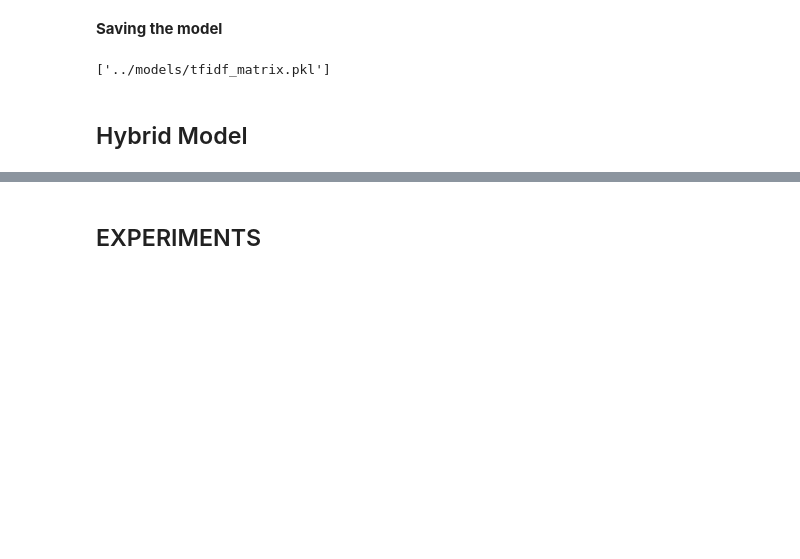
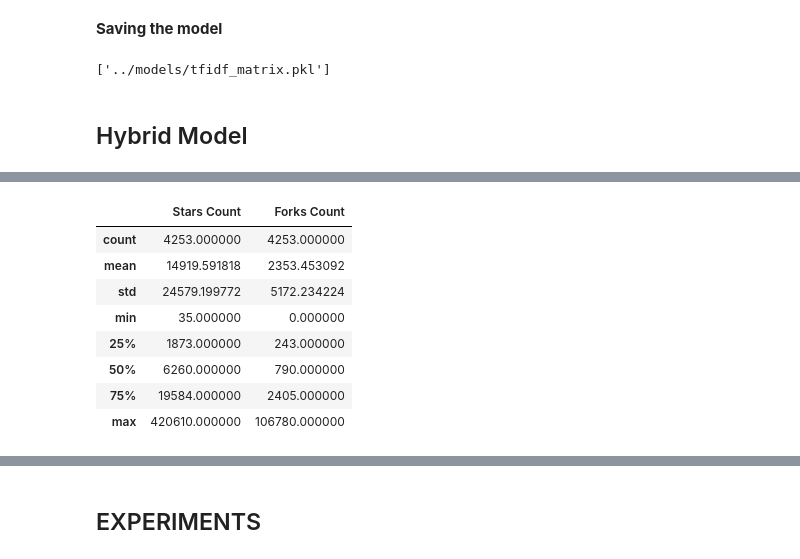
Before and after one commit to Vedid11/OpenSourceCompass, a Jupyter notebook: notebooks/model_training.ipynb, the cells around one changed output, grey strips where cells are left out. Cells and saved outputs as stored; diff of their text form; code cells hidden in the pictures; blank space fills up the shorter version.

```diff
--- a/notebooks/model_training.ipynb
+++ b/notebooks/model_training.ipynb
@@ -253,0 +265,12 @@ joblib.dump(X, "../models/tfidf_matrix.pkl")
+# %%
+df[['Stars Count', 'Forks Count', 'Updated At']].describe()
+# %% [output]
+|  | Stars Count | Forks Count |
+| count | 4253.000000 | 4253.000000 |
+| mean | 14919.591818 | 2353.453092 |
+| std | 24579.199772 | 5172.234224 |
+| min | 35.000000 | 0.000000 |
+| 25% | 1873.000000 | 243.000000 |
+| 50% | 6260.000000 | 790.000000 |
+| 75% | 19584.000000 | 2405.000000 |
+| max | 420610.000000 | 106780.000000 |
```
Also changed, not shown: parts of 13 cells of this notebook.
